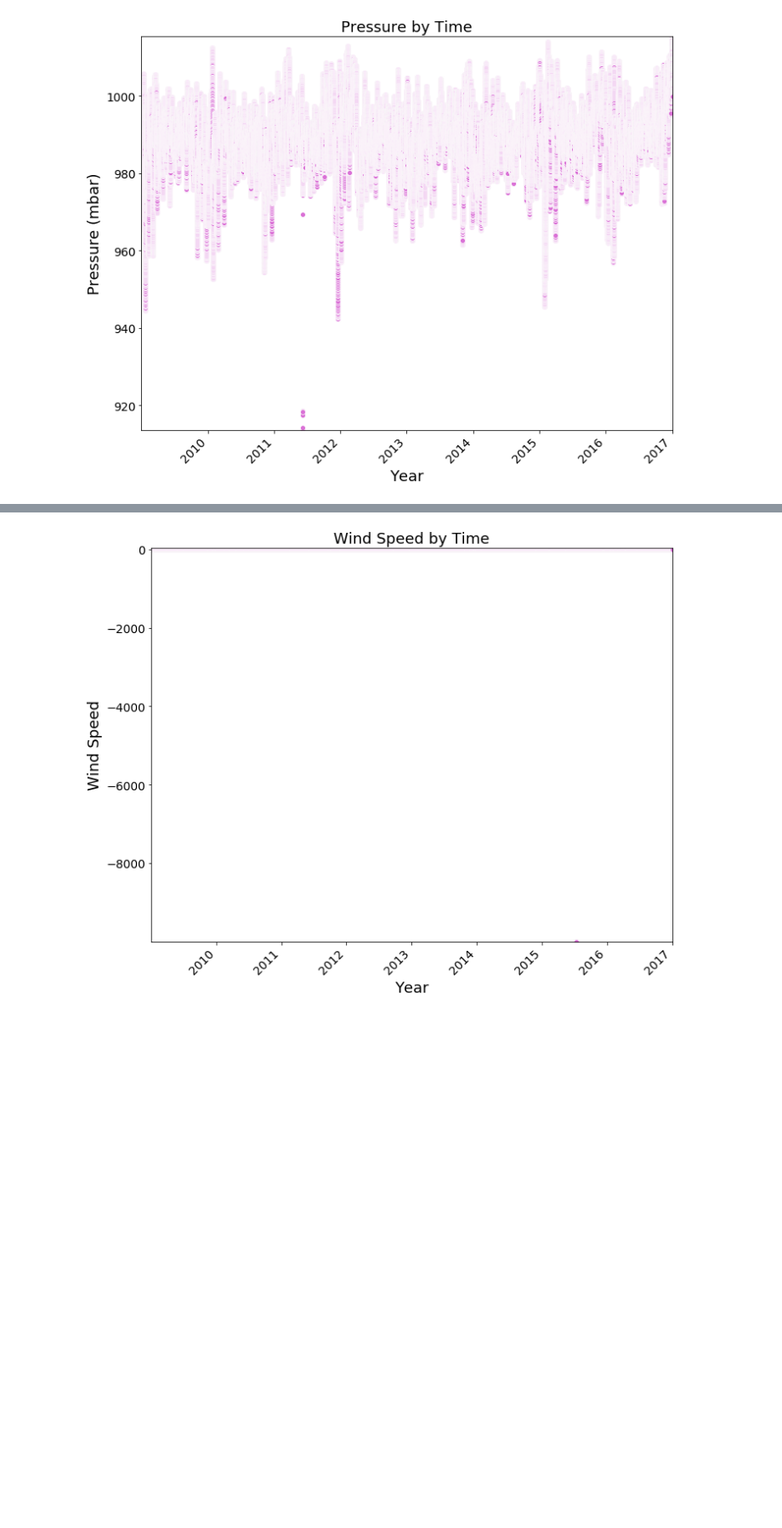
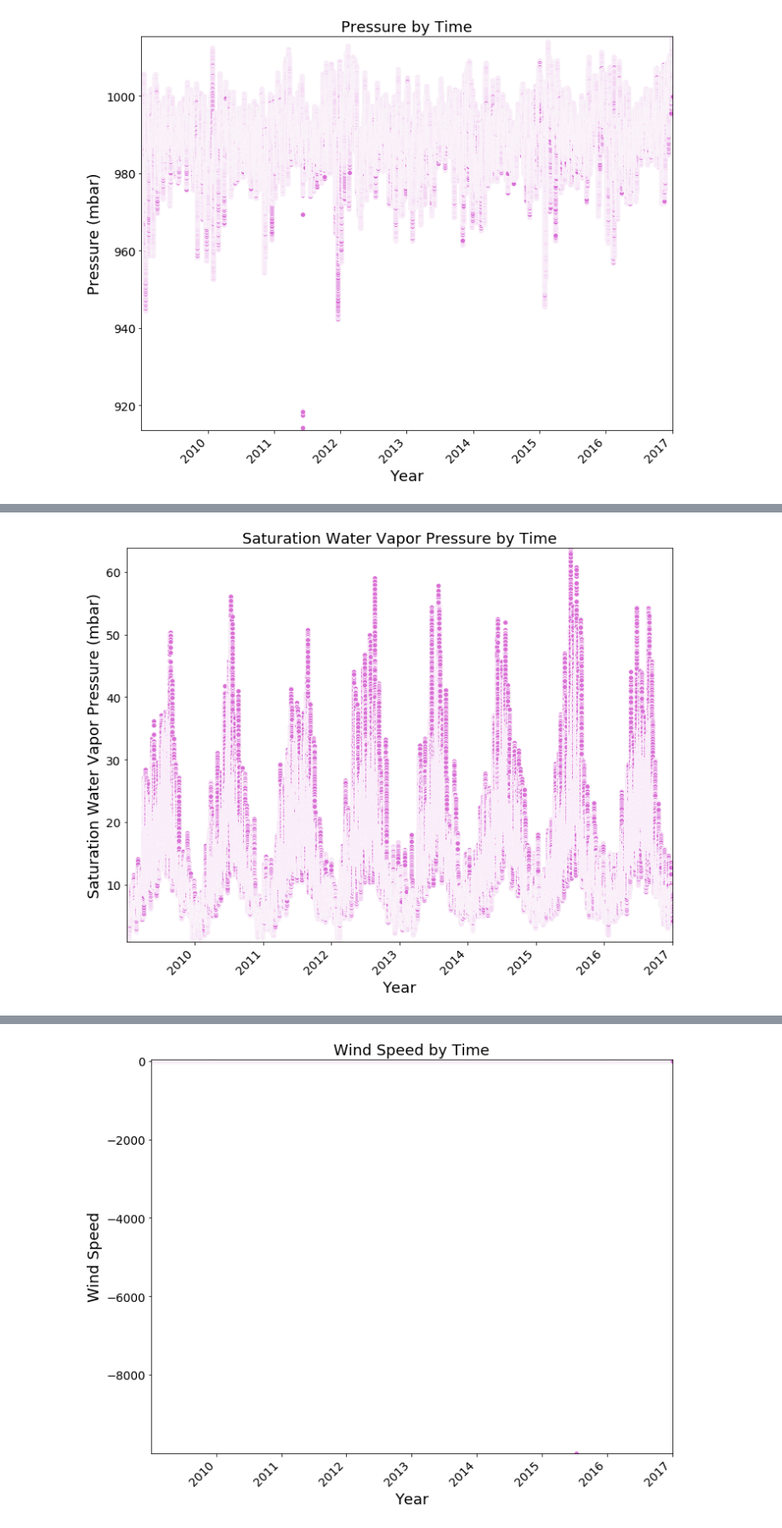
Before and after one commit to stacyshingleton/building_a_time_series_model, a Jupyter notebook: time_series.ipynb, the cells around one changed output, grey strips where cells are left out. Shown at 85% size. Saved outputs shown, nothing was run; the diff lists cells and outputs as text; code cells hidden in the pictures; blank space fills up the shorter version.

```diff
--- a/time_series.ipynb
+++ b/time_series.ipynb
@@ -125,0 +135,4 @@ scatter_function(weather_data['date_time'], weather_data['p (mbar)'], 'Pressure
+# %%
+scatter_function(weather_data['date_time'], weather_data['VPmax (mbar)'], 'Saturation Water Vapor Pressure by Time', 'Year', 'Saturation Water Vapor Pressure (mbar)')
+# %% [output]
+[figure, added]
```
Also changed, not shown: parts of 22 cells of this notebook, 2 other files.
